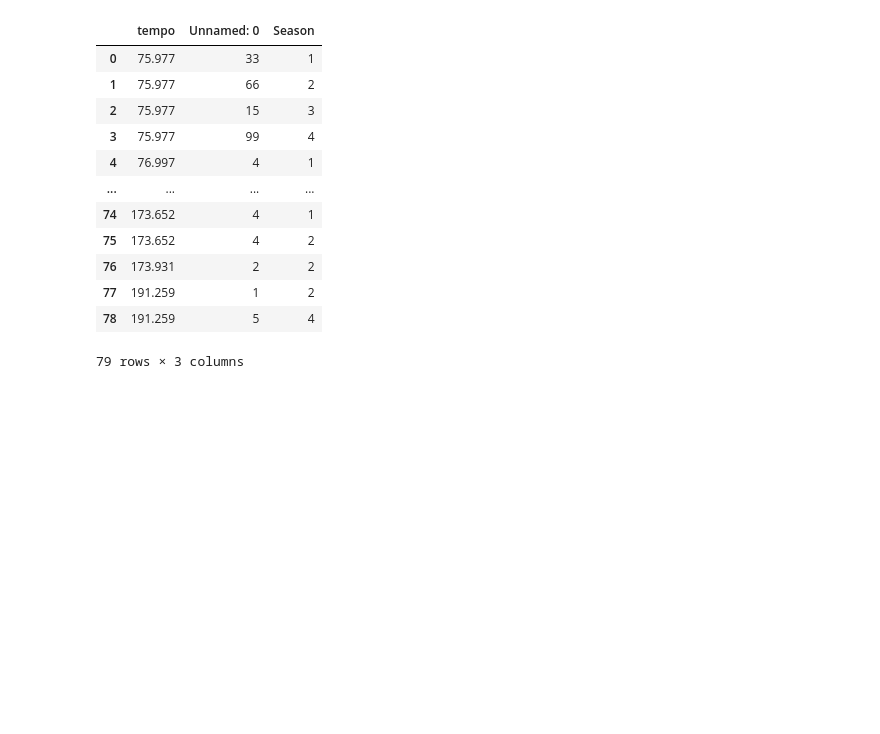
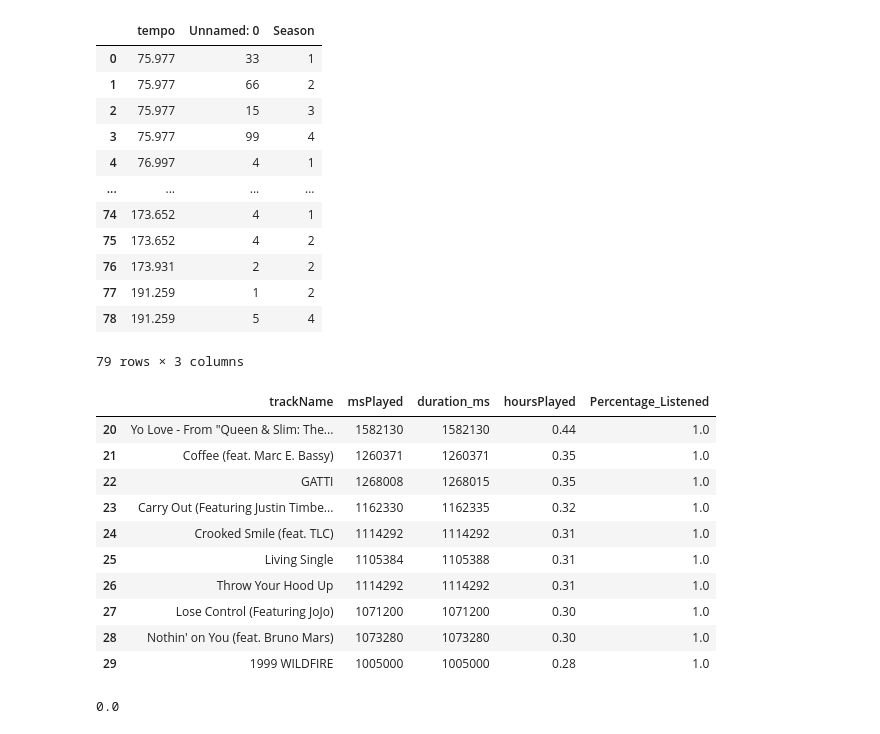
Before and after one commit to 98yangjames/SpotifyML, a Jupyter notebook: make_charts.ipynb, the cells around one changed output. Drawn from its saved outputs; the diff is of its cells as text; code cells hidden in the pictures; blank space fills up the shorter version.

```diff
--- a/make_charts.ipynb
+++ b/make_charts.ipynb
@@ -54,0 +52,17 @@ fig.show()
+# %%
+df = pd.read_csv('Data/Listening_Data/hours_spent_on_songs_unique.csv')
+df = df[df['Percentage_Listened'] <= 1]
+df.loc[df['hoursPlayed'] == 0, 'hoursPlayed'] = 0.00000000000000001
+df.head(10)
+# %% [output]
+|  | trackName | msPlayed | duration_ms | hoursPlayed | Percentage_Listened |
+| 20 | Yo Love - From "Queen & Slim: The... | 1582130 | 1582130 | 0.44 | 1.0 |
+| 21 | Coffee (feat. Marc E. Bassy) | 1260371 | 1260371 | 0.35 | 1.0 |
+| 22 | GATTI | 1268008 | 1268015 | 0.35 | 1.0 |
+| 23 | Carry Out (Featuring Justin Timbe... | 1162330 | 1162335 | 0.32 | 1.0 |
+| 24 | Crooked Smile (feat. TLC) | 1114292 | 1114292 | 0.31 | 1.0 |
+| 25 | Living Single | 1105384 | 1105388 | 0.31 | 1.0 |
+| 26 | Throw Your Hood Up | 1114292 | 1114292 | 0.31 | 1.0 |
+| 27 | Lose Control (Featuring JoJo) | 1071200 | 1071200 | 0.30 | 1.0 |
+| 28 | Nothin' on You (feat. Bruno Mars) | 1073280 | 1073280 | 0.30 | 1.0 |
+| 29 | 1999 WILDFIRE | 1005000 | 1005000 | 0.28 | 1.0 |
@@ -54,0 +74,4 @@ fig.show()
+# %%
+df['hoursPlayed'].min()
+# %% [output]
+0.0
```
Also changed, not shown: parts of 3 cells of this notebook, 7 other files.
